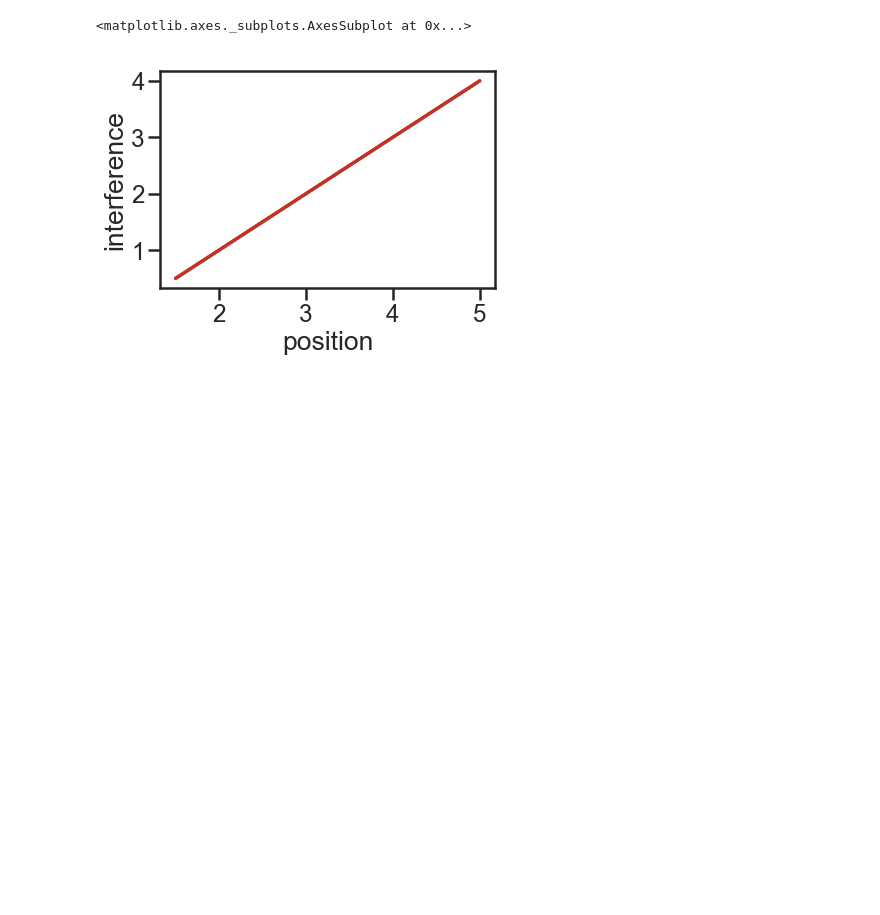
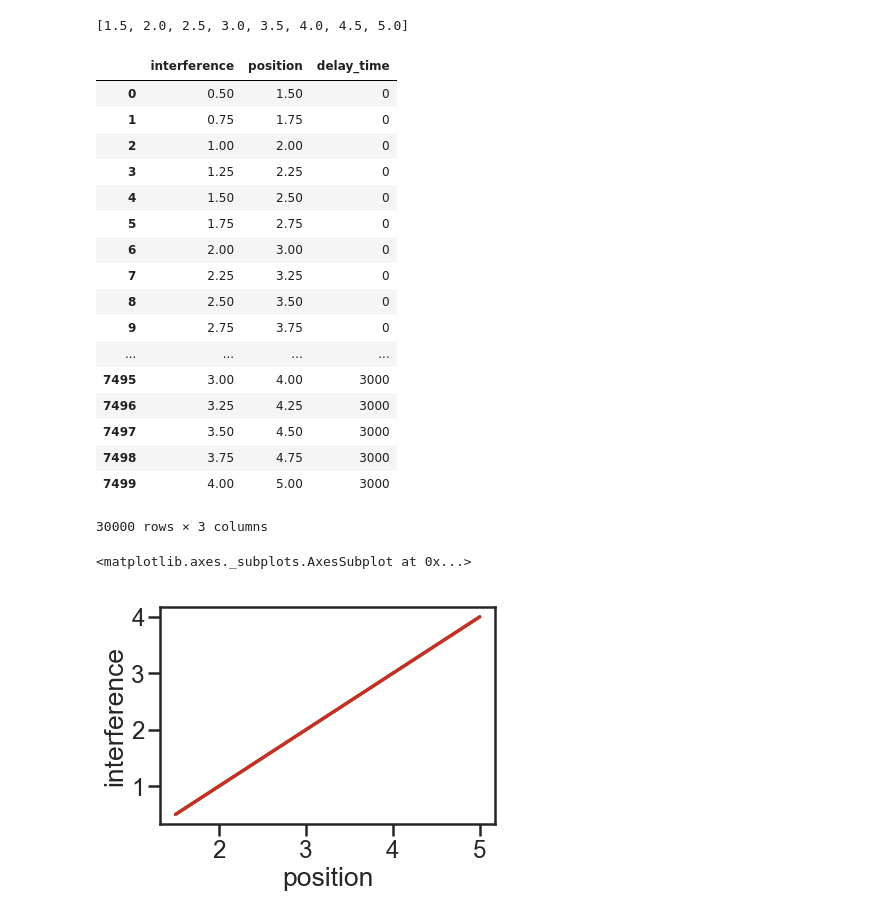
Before and after one commit to davidbestue/interference_topography, a Jupyter notebook: simulations/model/radial/results_simulation_linear.ipynb, the cells around one changed output. Cells and saved outputs as stored; diff of their text form; code cells hidden in the pictures; blank space fills up the shorter version.

```diff
--- a/simulations/model/radial/results_simulation_linear.ipynb
+++ b/simulations/model/radial/results_simulation_linear.ipynb
@@ -4,3 +58,28 @@ import statsmodels.formula.api as smf
+# %%
+list(np.arange(1.5,5.25,0.5))
+# %% [output]
+[1.5, 2.0, 2.5, 3.0, 3.5, 4.0, 4.5, 5.0]
+# %%
+df
+# %% [output]
+|  | interference | position | delay_time |
+| 0 | 0.50 | 1.50 | 0 |
+| 1 | 0.75 | 1.75 | 0 |
+| 2 | 1.00 | 2.00 | 0 |
+| 3 | 1.25 | 2.25 | 0 |
+| 4 | 1.50 | 2.50 | 0 |
+| 5 | 1.75 | 2.75 | 0 |
+| 6 | 2.00 | 3.00 | 0 |
+| 7 | 2.25 | 3.25 | 0 |
+| 8 | 2.50 | 3.50 | 0 |
+| 9 | 2.75 | 3.75 | 0 |
+| ... | ... | ... | ... |
+| 7495 | 3.00 | 4.00 | 3000 |
+| 7496 | 3.25 | 4.25 | 3000 |
+| 7497 | 3.50 | 4.50 | 3000 |
+| 7498 | 3.75 | 4.75 | 3000 |
+| 7499 | 4.00 | 5.00 | 3000 |
+30000 rows × 3 columns
 # %%
 df= pd.read_excel('C:\\Users\\David\\Desktop\\IDIBAPS\\simulations_radial\\results_simul_radial_linear.xlsx')
 # %%
```
Also changed, not shown: parts of 3 cells of this notebook, 2 other files.
